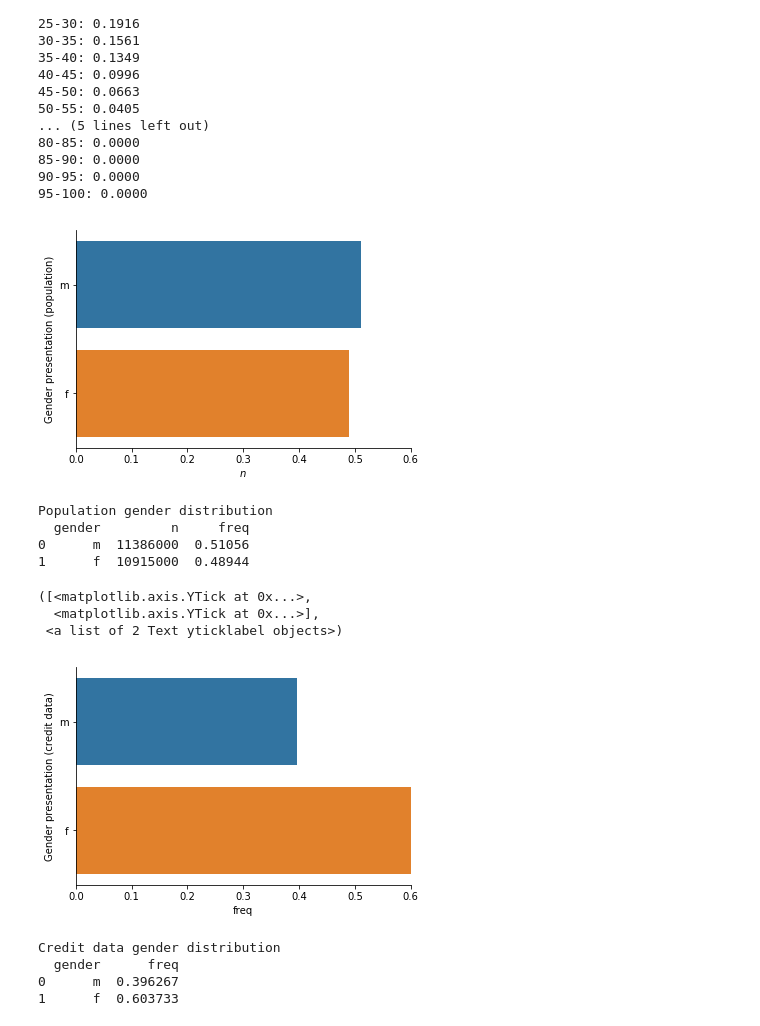
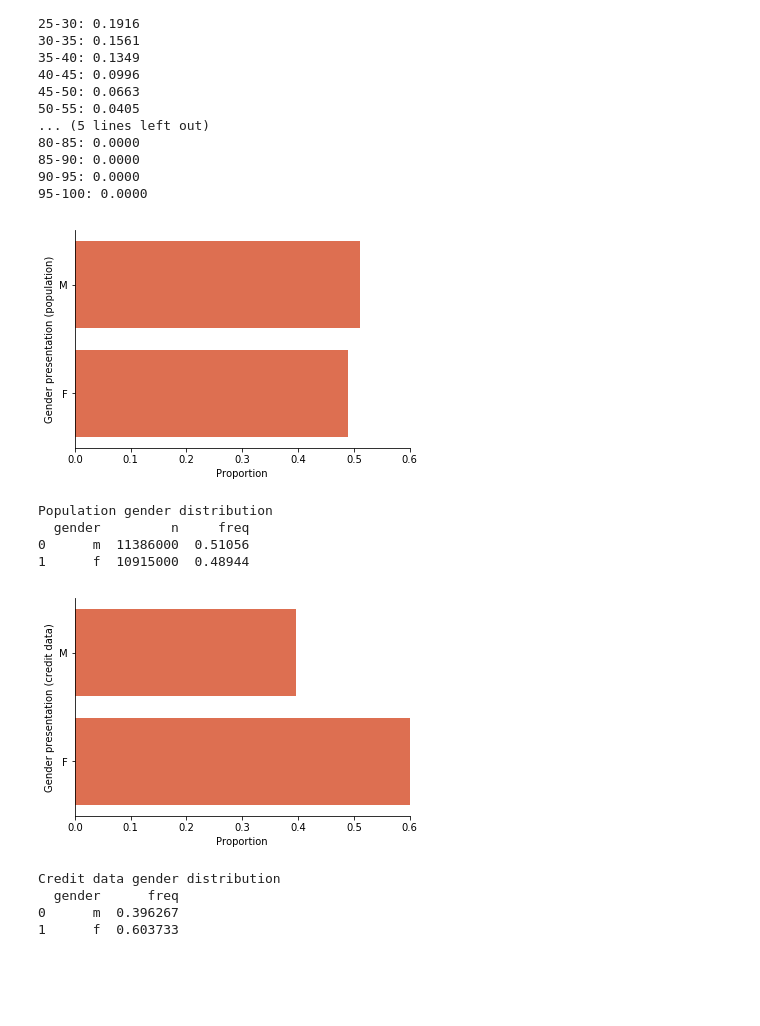
Before and after one commit to JanGeffert/AC221-FinalProject, a Jupyter notebook: eda_miru.ipynb, the cells around one changed output. Drawn from its saved outputs; the diff is of its cells as text; code cells hidden in the pictures; blank space fills up the shorter version.

```diff
--- a/eda_miru.ipynb
+++ b/eda_miru.ipynb
@@ -162,13 +162,15 @@ Credit data age distribution
 gender_df = pd.read_csv("data/gender.csv")
 gender_df["freq"] = gender_df["n"] / gender_df["n"].sum()
 # %%
-sns.barplot(y="gender", x="freq", data=gender_df)
+sns.barplot(y="gender", x="freq", data=gender_df, color="#f4623a")
 plt.ylabel("Gender presentation (population)")
-plt.xlabel("$n$")
+plt.xlabel("Proportion")
 plt.xlim([0,0.6])
+plt.yticks([0,1],["M","F"])
 sns.despine()
+plt.savefig("docs/img/population_gender.png")
 # %% [output]
-[figure, old version]
+[figure, new version]
 # %%
 print("Population gender distribution")
 print(gender_df)
@@ -183,16 +185,15 @@ male_freq = sex_df[1] / sex_df.sum()
 female_freq = sex_df[2] / sex_df.sum()
 credit_gender_df = pd.DataFrame({"gender":["m","f"], "freq":[male_freq, female_freq]})
 
-sns.barplot(y="gender", x="freq", data=credit_gender_df)
+sns.barplot(y="gender", x="freq", data=credit_gender_df, color="#f4623a")
 sns.despine()
 plt.ylabel("Gender presentation (credit data)")
+plt.xlabel("Proportion")
 plt.xlim([0,0.6])
-plt.yticks([0,1],["m","f"])
+plt.yticks([0,1],["M","F"])
+plt.savefig("docs/img/credit_gender.png")
 # %% [output]
-([<matplotlib.axis.YTick at 0x...>,
-  <matplotlib.axis.YTick at 0x...>],
- <a list of 2 Text yticklabel objects>)
-[figure, old version]
+[figure, new version]
 # %%
 print("Credit data gender distribution")
 print(credit_gender_df)
```
Also changed, not shown: parts of 3 cells of this notebook, 8 other files.
